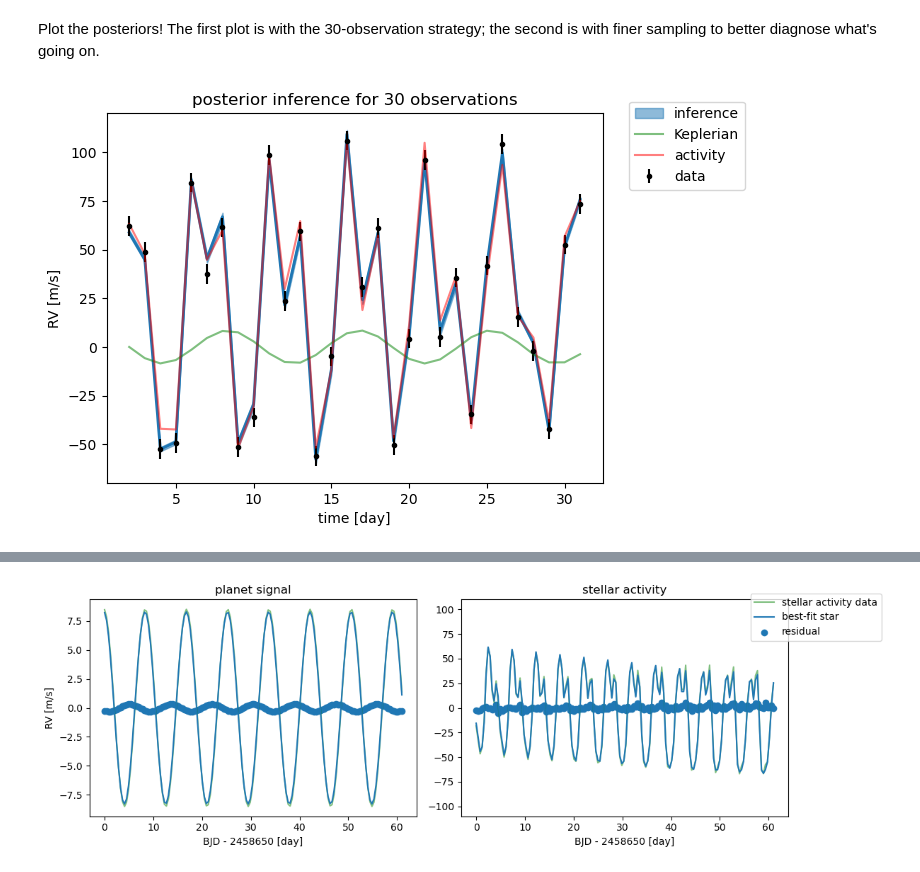
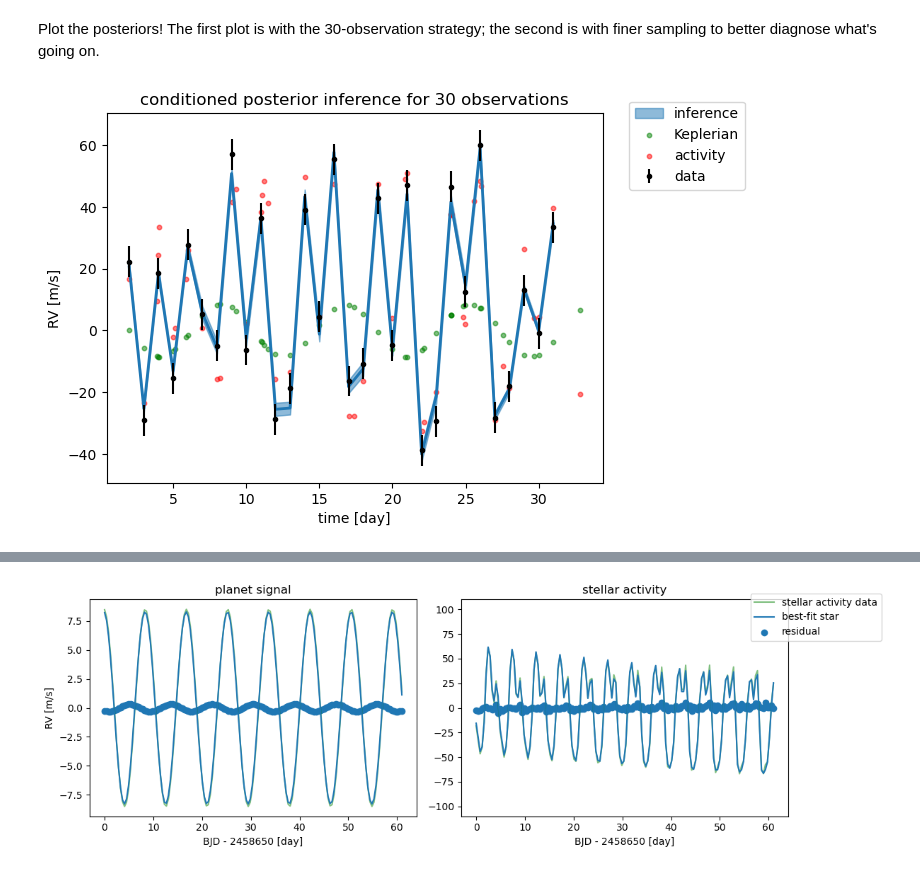
Before and after one commit to exoclam/gaspery, a Jupyter notebook: tutorials/comparison_to_fits.ipynb, the cells around one changed output, grey strips where cells are left out. Saved outputs shown, nothing was run; the diff lists cells and outputs as text; code cells hidden in the pictures.

Commit message:
better plots for fit vs gaspery comparison, including revamped residual plots

```diff
--- a/tutorials/comparison_to_fits.ipynb
+++ b/tutorials/comparison_to_fits.ipynb
@@ -96,0 +95,8 @@ observed = sample + planet + np.random.normal(0, sigma_wn_rv, len(planet))
+# %%
+injected_df = pd.DataFrame({'x': X_injected, 'y': observed_injected[0],
+                            'planet': planet_injected, 'star': sample_injected[0]})
+injected_df = injected_df.sort_values(by=['x'])
+not_injected = injected_df.loc[injected_df.x.isin(X)]
+injected = injected_df.loc[~injected_df.x.isin(X)]
+
+y = np.array(not_injected.y)
@@ -126,12 +143,0 @@ Ok, now let's plot the synthetic data!
-# %%
-random = np.random.default_rng(135)
-
-y = observed[0]
-# It's ok for error bars to be same size bc we're asserting in this case that every obs has same number of photons
-yerr = sigma_wn_rv
-
-plt.errorbar(X, y, yerr,
-             fmt=".k", capsize=0)
-plt.xlabel("BJD - 2458650 [day]")
-plt.ylabel("RV [m/s]")
-_ = plt.title("simulated data")
@@ -174,10 +179,10 @@ def numpyro_model(t, y, yerr, hyperparams, theta):
     T0 = theta[2]
 
     # sample hyperparameters using priors from Plavchan+ 2020, Table 1: https://arxiv.org/pdf/2006.13248.pdf
-    sigma_qp_rv = numpyro.sample("sigma_qp_rv", dist.Normal(sigma_qp_rv, 16)) #31./2))
-    Prot = numpyro.sample("Prot", dist.Normal(Prot, 0.01))
-    Tau = numpyro.sample("Tau", dist.TruncatedNormal(Tau, 30, low=0.)) # 110, 3
-    eta = numpyro.sample("eta", dist.Normal(eta, 0.02))
+    #sigma_qp_rv = numpyro.sample("sigma_qp_rv", dist.Normal(sigma_qp_rv, 16)) #31./2))
+    #Prot = numpyro.sample("Prot", dist.Normal(Prot, 0.01))
+    #Tau = numpyro.sample("Tau", dist.TruncatedNormal(Tau, 30, low=0.)) # 110, 3
+    #eta = numpyro.sample("eta", dist.Normal(eta, 0.02))
 
     # build covariance matrix, characterized by a correlated noise model of the stellar signal
     kernel = kernels.ExpSineSquared(scale=Prot, gamma=1/(2*eta**2)) # first term of exponential
@@ -212,7 +217,7 @@ mcmc = MCMC(
     nuts_kernel,
     num_warmup=1000, # 1000
     num_samples=8000, # 5000
-    num_chains=2,
+    num_chains=4,
     progress_bar=True,
 )
 rng_key = jax.random.PRNGKey(34923)
@@ -227,7 +236,7 @@ Run the MCMC
 # %%
 start = datetime.datetime.now()
 
-mcmc.run(rng_key, t=X, y=y, yerr=sigma_wn_rv, # X, y vs t_plot, y_plot
+mcmc.run(rng_key, t=np.array(not_injected.x), y=np.array(not_injected.y), yerr=sigma_wn_rv, # X, y vs t_plot, y_plot
          hyperparams=hyperparams, theta=theta)
 samples = mcmc.get_samples()
 print(samples)
@@ -303,21 +312,21 @@ Plot the posteriors! The first plot is with the 30-observation strategy; the sec
 # %%
 q = np.percentile(preds, [5, 50, 95], axis=0)
 plt.fill_between(X, q[0], q[2], color="C0", alpha=0.5, label="inference")
 plt.plot(X, q[1], color="C0", lw=2)
 
 plt.errorbar(X, y, yerr,
              fmt=".k", capsize=0, label="data")
 
-plt.plot(X, planet, label="Keplerian", alpha=0.5, color="green")
-plt.plot(X, sample[0], label="activity", alpha=0.5, color="red")
+plt.scatter(X_injected, planet_injected, label="Keplerian", alpha=0.5, color="green", s=10)
+plt.scatter(X_injected, sample_injected[0], label="activity", alpha=0.5, color="red", s=10)
 
 plt.xlabel("time [day]")
 plt.ylabel("RV [m/s]")
 plt.legend(bbox_to_anchor=(1.3, 1.05))
-_ = plt.title("posterior inference for 30 observations")
+_ = plt.title("conditioned posterior inference for 30 observations")
 plt.savefig(path+'plots/breakdown_30_obs_good.png')
 # %% [output]
-[figure, old version]
+[figure, new version]
 # %%
 preds_plot = samples["pred"].block_until_ready()  # pred-plot
 
```
Also changed, not shown: parts of 20 cells of this notebook, 2 other files.
